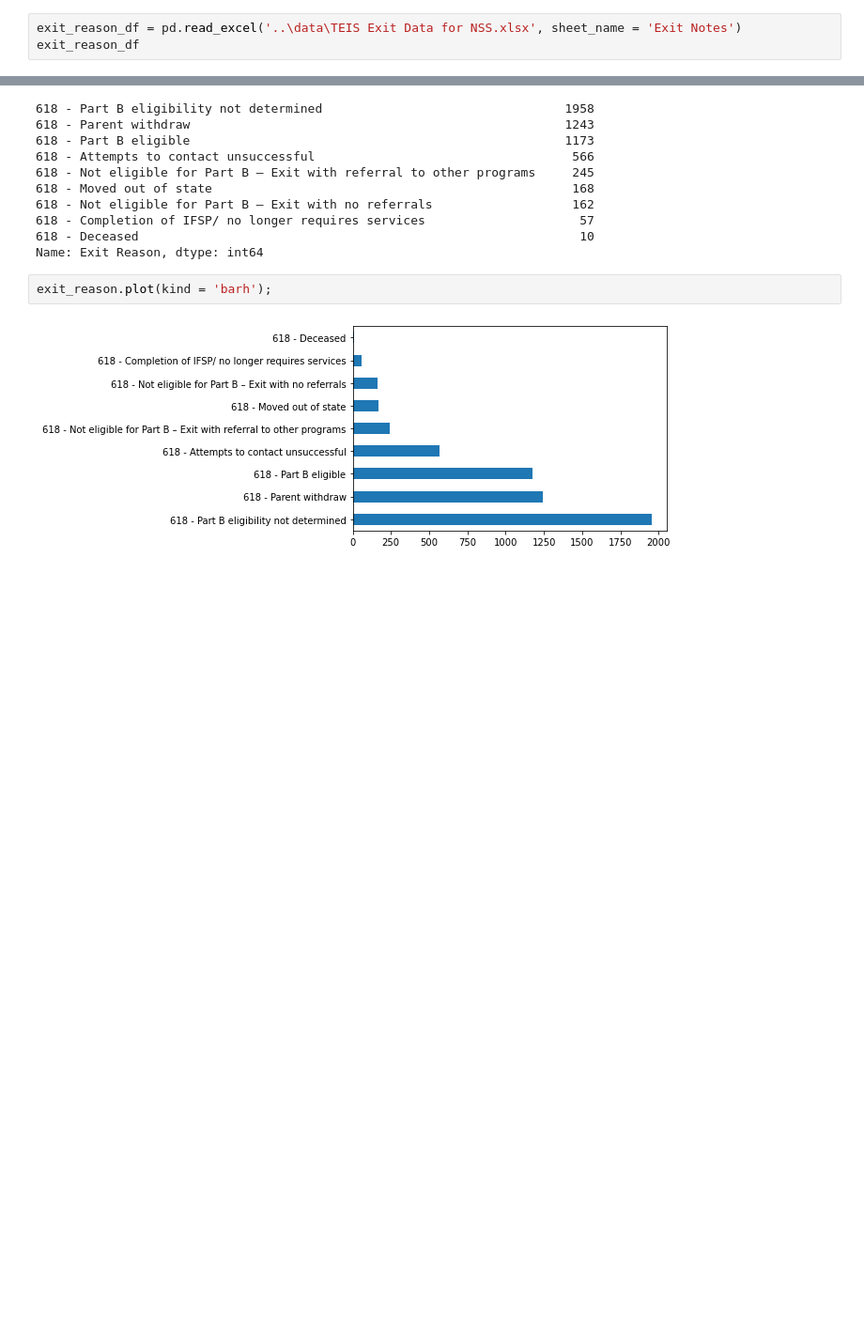
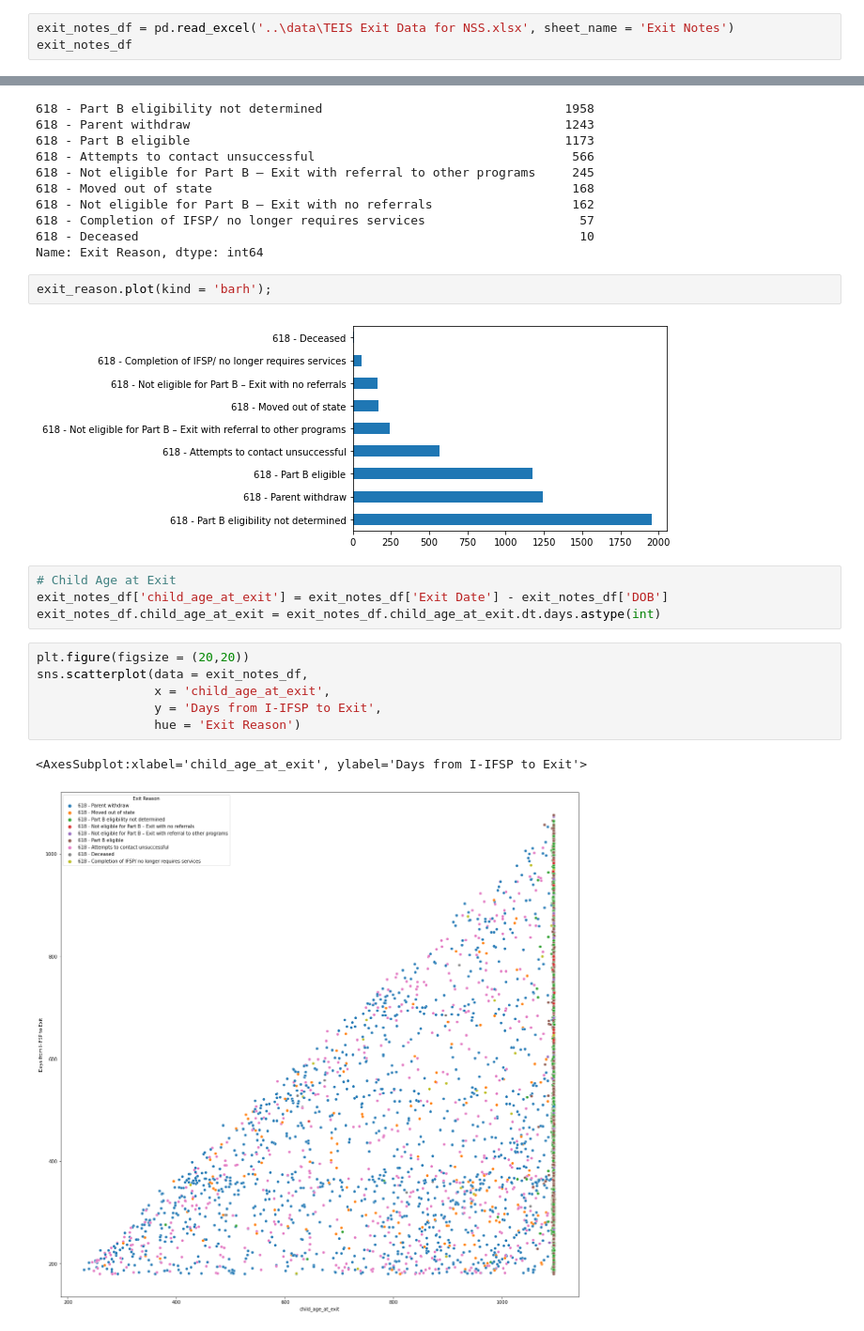
Before and after one commit to TPSchwartz/ddid-cheesecake_factory, a Jupyter notebook: notebooks/exit_reasons.ipynb, the cells around one changed output, grey strips where cells are left out. Shown at 94% size. Drawn from its saved outputs; the diff is of its cells as text; blank space fills up the shorter version.

Commit message:
nice graphs bro

```diff
--- a/notebooks/exit_reasons.ipynb
+++ b/notebooks/exit_reasons.ipynb
@@ -4,8 +4,8 @@ import pandas as pd
 import matplotlib.pyplot as plt
 import seaborn as sns
 # %%
-exit_reason_df = pd.read_excel('..\data\TEIS Exit Data for NSS.xlsx', sheet_name = 'Exit Notes')
-exit_reason_df
+exit_notes_df = pd.read_excel('..\data\TEIS Exit Data for NSS.xlsx', sheet_name = 'Exit Notes')
+exit_notes_df
 # %% [output]
 |  | POE | Child ID | DOB | Notification Date | Initial Eligibility Date | Initial IFSP Date | ... |
 | 0 | UC | 471738 | 2019-02-28 | 2019-10-17 | 2019-10-29 | 2019-10-31 | ... |
@@ -38,3 +38,16 @@ Name: Exit Reason, dtype: int64
 exit_reason.plot(kind = 'barh');
 # %% [output]
 [figure]
+# %%
+# Child Age at Exit
+exit_notes_df['child_age_at_exit'] = exit_notes_df['Exit Date'] - exit_notes_df['DOB']
+exit_notes_df.child_age_at_exit = exit_notes_df.child_age_at_exit.dt.days.astype(int)
+# %%
+plt.figure(figsize = (20,20))
+sns.scatterplot(data = exit_notes_df,
+                x = 'child_age_at_exit',
+                y = 'Days from I-IFSP to Exit',
+                hue = 'Exit Reason')
+# %% [output]
+<AxesSubplot:xlabel='child_age_at_exit', ylabel='Days from I-IFSP to Exit'>
+[figure, added]
```
Also changed, not shown: parts of 6 cells of this notebook.
